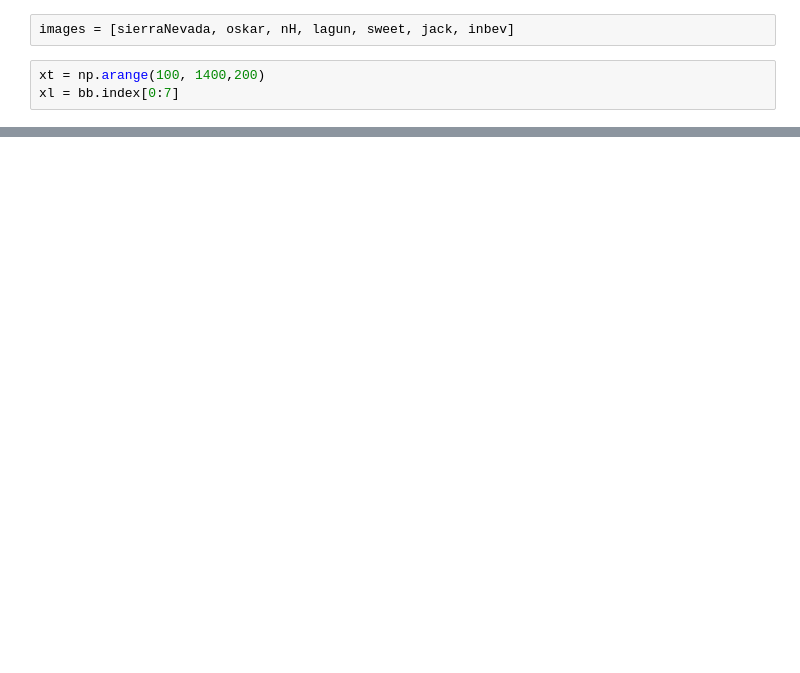
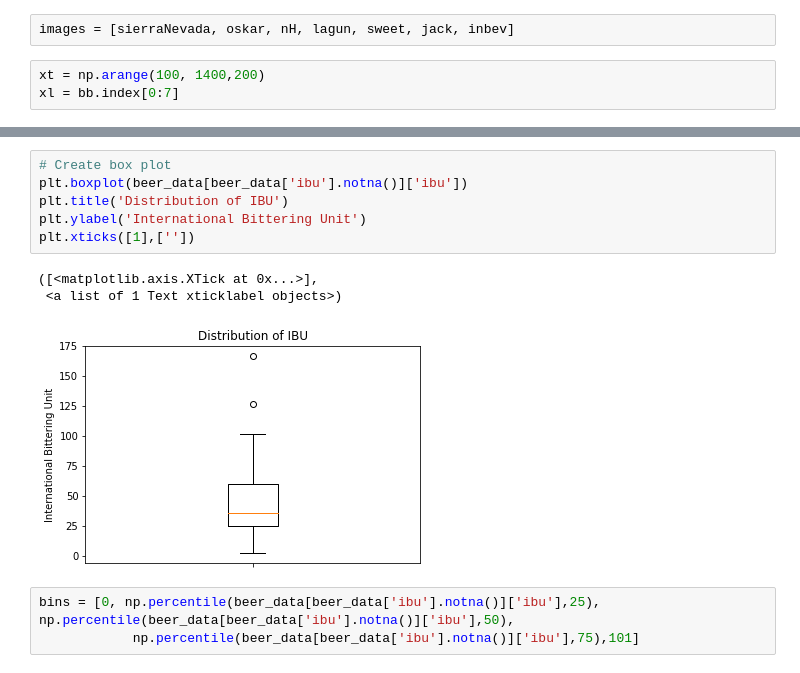
Before and after one commit to sponre01/project-one, a Jupyter notebook: Brewery_Comparison.ipynb, the cells around one changed output, grey strips where cells are left out. Saved outputs shown, nothing was run; the diff lists cells and outputs as text; blank space fills up the shorter version.

```diff
--- a/Brewery_Comparison.ipynb
+++ b/Brewery_Comparison.ipynb
@@ -202,0 +112,13 @@ beerbrewed
+# %%
+# Create box plot
+plt.boxplot(beer_data[beer_data['ibu'].notna()]['ibu'])
+plt.title('Distribution of IBU')
+plt.ylabel('International Bittering Unit')
+plt.xticks([1],[''])
+# %% [output]
+([<matplotlib.axis.XTick at 0x...>],
+ <a list of 1 Text xticklabel objects>)
+[figure, added]
+# %%
+bins = [0, np.percentile(beer_data[beer_data['ibu'].notna()]['ibu'],25), np.percentile(beer_data[beer_data['ibu'].notna()]['ibu'],50),
+            np.percentile(beer_data[beer_data['ibu'].notna()]['ibu'],75),101]
```
Also changed, not shown: parts of 20 cells of this notebook, 1 other file.
